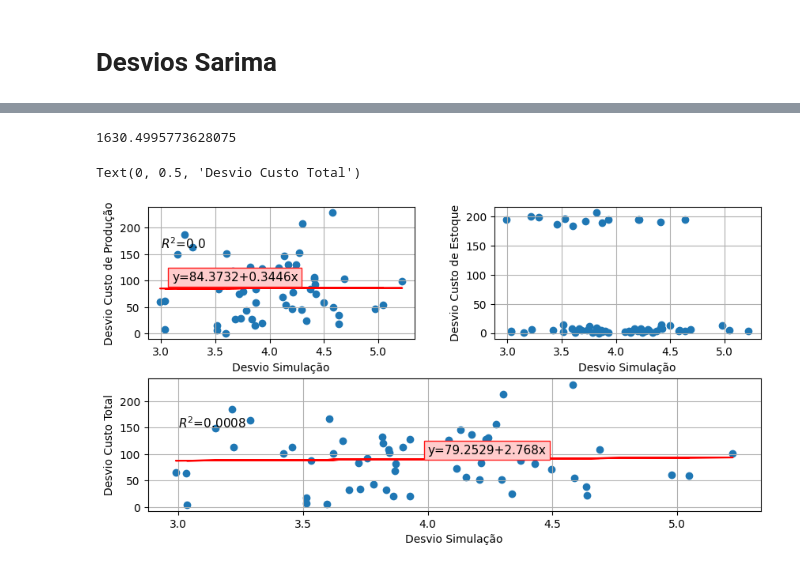
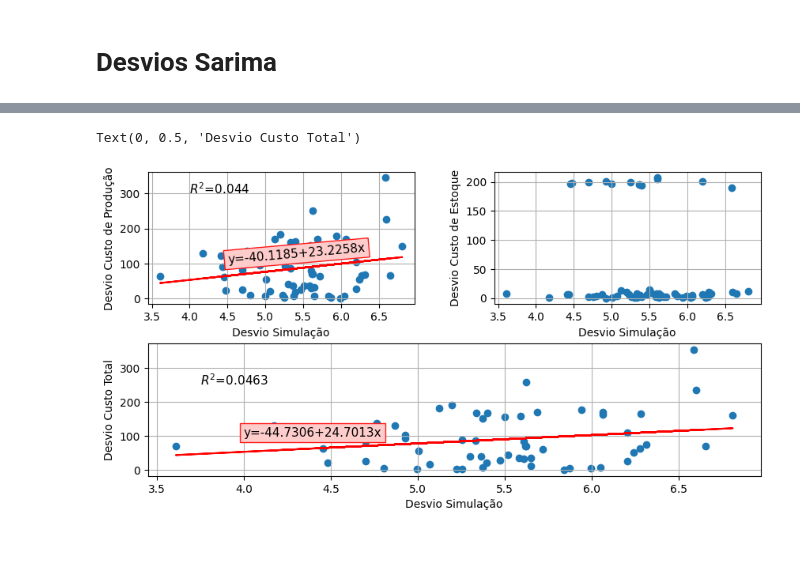
Before and after one commit to MarcioB1999/Prev_For_ULS, a Jupyter notebook: Modelo_pi/resultados_pi_analise.ipynb, the cells around one changed output, grey strips where cells are left out. Drawn from its saved outputs; the diff is of its cells as text; code cells hidden in the pictures.

```diff
--- a/Modelo_pi/resultados_pi_analise.ipynb
+++ b/Modelo_pi/resultados_pi_analise.ipynb
@@ -535,6 +370,7 @@ Text(0, 0.5, 'Desvio Custo Total')
 # %% [markdown]
 # Desvios Sarima
 # %%
+'''
 simulacoes = {}
 indice = 1
 for ic in ic_sa.values:
@@ -545,4 +381,6 @@ for ic in ic_sa.values:
     indice+=1
 
 simulacoes = pd.DataFrame(simulacoes)
-simulacoes.head(3)
+simulacoes.to_csv("../Resultados/tabelas/simulacoes/simalucao_sa.csv")
+'''
+simulacoes = pd.read_csv("../Resultados/tabelas/simulacoes/simalucao_sa.csv").drop('Unnamed: 0',axis=1)
@@ -557,6 +390,6 @@ for i in simulacoes.values:
     resultados_simu.append(uls('../Modelo_pi/ULS_instancia.txt',i))
 resultados_simu = pd.DataFrame(resultados_simu)
 # %%
-simu_x = describe_var(resultados_simu,'x')
-simu_s = describe_var(resultados_simu,'s')
+simu_x = f.describe_var(resultados_simu,'x')
+simu_s = f.describe_var(resultados_simu,'s')
 # %%
@@ -599,7 +418,7 @@ No artists with labels found to put in legend.  Note that artists whose label st
-# %%
-result_x_sar.values[0].sum()
-# %% [output]
-1630.4995773628075
+# %%
+prev_sa = [88.74998867860539, 88.99998354149353, 89.74998696355055, 89.49996602379443, 91.4999770808584, 92.74997312624048, 93.74998444961963, 94.49997338450302, 96.24997654025938, 95.99997298500277, 98.49997521666666, 98.49996942184696, 99.49996770679212, 101.49996862284647, 102.24997639102395, 102.99995953110214, 105.49997769859534]
+# %%
+desvios = [np.linalg.norm(prev_sa-simulacao_k) for simulacao_k in simulacoes.values]
 # %%
 custo_total = resultados_simu['ObjVal']
 
@@ -626,8 +445,8 @@ lr.fit(np.array(desvios).reshape(-1, 1),desvio_custo_producao)
 y_pred = lr.predict(np.array(desvios).reshape(-1, 1))
 
 
-plt.text(3, 160, r'$R^{2}$='+f'{round(lr.score(np.array(desvios).reshape(-1, 1), desvio_custo_producao),4)}', fontsize=11,fontweight=550)
-plt.text(3.1, 100, f'y={round(lr.intercept_,4)}+{round(lr.coef_[0],4)}x', fontsize=11,fontweight=550,rotation=0,
+plt.text(4, 300, r'$R^{2}$='+f'{round(lr.score(np.array(desvios).reshape(-1, 1), desvio_custo_producao),4)}', fontsize=11,fontweight=550)
+plt.text(4.5, 100, f'y={round(lr.intercept_,4)}+{round(lr.coef_[0],4)}x', fontsize=11,fontweight=550,rotation=5,
          bbox=dict(boxstyle="square",
                    ec=(1., 0.1, 0.1),
                    fc=(1., 0.8, 0.8),
@@ -642,32 +461,32 @@ plt.ylabel('Desvio Custo de Produção')
 
 
 ax=fig.add_subplot(2,2,2)
 plt.scatter(desvios,desvio_custo_estoque)
 plt.grid(axis='both')
 plt.xlabel('Desvio Simulação')
 plt.ylabel('Desvio Custo de Estoque')
 
 
 
 ax=fig.add_subplot(2,1,2)
 
 lr = LinearRegression()
 lr.fit(np.array(desvios).reshape(-1, 1),desvio_custo_total)
 y_pred = lr.predict(np.array(desvios).reshape(-1, 1))
 
 
-plt.text(3, 150, r'$R^{2}$='+f'{round(lr.score(np.array(desvios).reshape(-1, 1), desvio_custo_total),4)}', fontsize=11,fontweight=550)
+plt.text(3.75, 250, r'$R^{2}$='+f'{round(lr.score(np.array(desvios).reshape(-1, 1), desvio_custo_total),4)}', fontsize=11,fontweight=550)
 plt.text(4, 100, f'y={round(lr.intercept_,4)}+{round(lr.coef_[0],4)}x', fontsize=11,fontweight=550,rotation=0,
          bbox=dict(boxstyle="square",
                    ec=(1., 0.1, 0.1),
                    fc=(1., 0.8, 0.8),
                    ))
 plt.plot(desvios,y_pred,color='red')
 
 plt.scatter(desvios,desvio_custo_total)
 plt.grid(axis='both')
 plt.xlabel('Desvio Simulação')
 plt.ylabel('Desvio Custo Total')
 # %% [output]
 Text(0, 0.5, 'Desvio Custo Total')
-[figure, old version]
+[figure, new version]
```
Also changed, not shown: parts of 30 cells of this notebook, 4 other files.
